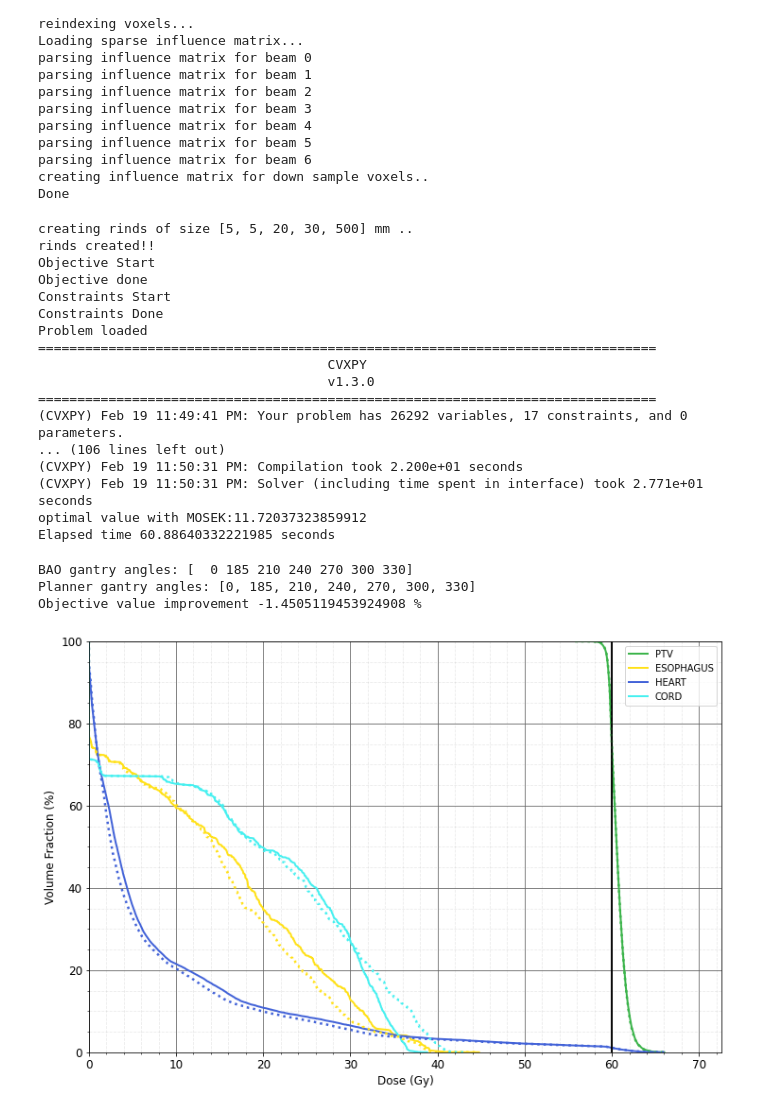
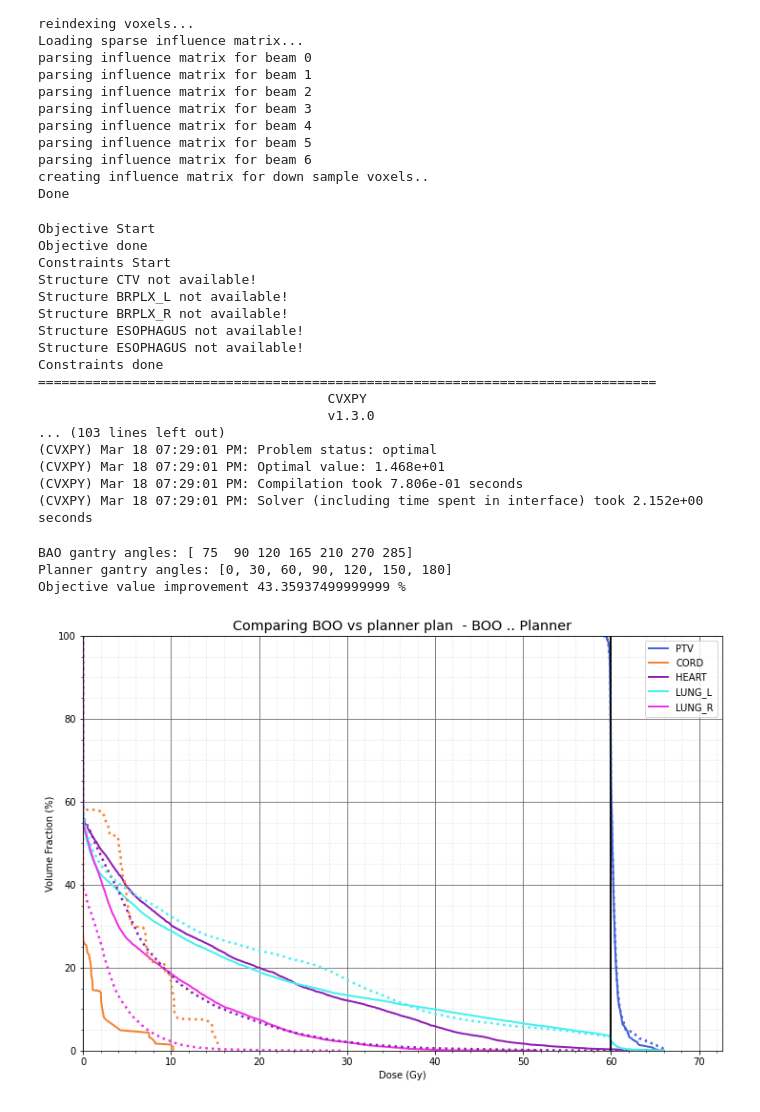
Before and after one commit to PortPy-Project/PortPy, a Jupyter notebook: examples/ex_6_boo_benchmark.ipynb, the cells around one changed output. Drawn from its saved outputs; the diff is of its cells as text; code cells hidden in the pictures.

Commit message:
1. Created new package portpy instead of portpy-photon 2. Updated examples 3. Add more solutions to visualize plan metrics

```diff
--- a/examples/ex_6_boo_benchmark.ipynb
+++ b/examples/ex_6_boo_benchmark.ipynb
@@ -163,7 +147,8 @@ $
 
 where $w_r$ = 0.6, $w_l$=0.4, $R_i$ and $L_i$ = right and lower neigbour of beamlet i, $b$ = beam number, $I_b$ = beamlet indices of beam $b$
 # %%
-sol_boo = pp.Optimize.run_IMRT_fluence_map_CVXPy_BOO_benchmark(plan_boo, inf_matrix=inf_matrix_dbv, ptv_overdose_weight=1000, ptv_underdose_weight=10000, cvxpy_options={})
+# create cvxpy problem with max and mean dose clinical criteria and the above objective functions
+prob = pp.CvxPyProb(plan_boo)
 # %% [output]
 Objective Start
 Objective done
@@ -184,0 +162,19 @@ Elapsed time 24350.070611953735 seconds
+# %%
+# Add constraint for selecting beams
+import cvxpy as cp
+st = plan_boo.inf_matrix
+
+# binary variable for selecting beams
+b = cp.Variable(len(st.beamlets_dict), boolean=True)
+num_beams = 7
+x = prob.x
+
+prob.constraints += [cp.sum(b) <= num_beams]
+for i in range(len(st.beamlets_dict)):
+    start_beamlet = st.beamlets_dict[i]['start_beamlet']
+    end_beamlet = st.beamlets_dict[i]['end_beamlet']
+    M = 50  # upper bound on the beamlet intensity
+    prob.constraints += [x[start_beamlet:end_beamlet] <= b[i] * M]
+# %%
+prob.solve(solver='MOSEK', verbose=True)
+sol_boo = prob.get_sol()
@@ -213,23 +227,25 @@ parsing influence matrix for beam 6
 creating influence matrix for down sample voxels..
 Done
 # %%
-sol_planner = pp.Optimize.run_IMRT_fluence_map_CVXPy(plan_planner, inf_matrix=inf_matrix_planner_dbv, ptv_overdose_weight=1000, ptv_underdose_weight=10000)
+prob_planner = pp.CvxPyProb(plan_planner)
+prob_planner.solve(solver='MOSEK', verbose=True)
+sol_planner = prob_planner.get_sol()
 # %% [output]
-creating rinds of size [5, 5, 20, 30, 500] mm ..
-rinds created!!
 Objective Start
 Objective done
 Constraints Start
-Constraints Done
-Problem loaded
+Structure CTV not available!
+Structure BRPLX_L not available!
+Structure BRPLX_R not available!
+Structure ESOPHAGUS not available!
+Structure ESOPHAGUS not available!
+Constraints done
 ===============================================================================
                                      CVXPY
                                      v1.3.0
-===============================================================================
-(CVXPY) Feb 19 11:49:41 PM: Your problem has 26292 variables, 17 constraints, and 0 parameters.
-... (106 lines left out)
-(CVXPY) Feb 19 11:50:31 PM: Compilation took 2.200e+01 seconds
-(CVXPY) Feb 19 11:50:31 PM: Solver (including time spent in interface) took 2.771e+01 seconds
-optimal value with MOSEK:11.72037323859912
-Elapsed time 60.88640332221985 seconds
+... (103 lines left out)
+(CVXPY) Mar 18 07:29:01 PM: Problem status: optimal
+(CVXPY) Mar 18 07:29:01 PM: Optimal value: 1.468e+01
+(CVXPY) Mar 18 07:29:01 PM: Compilation took 7.806e-01 seconds
+(CVXPY) Mar 18 07:29:01 PM: Solver (including time spent in interface) took 2.152e+00 seconds
 # %%
@@ -241,23 +257,30 @@ plan_planner.save_optimal_sol(sol_planner, sol_name='sol_planner_ov_und', path=r
 # %%
 # Identifying bao and planner gantry angles
 import numpy as np
-bao_gantry_angles = (np.asarray(plan_boo.beams.beams_dict['gantry_angle']) + 1) * (sol_boo['optimal_beams'] > 0)
+bao_gantry_angles = (np.asarray(plan_boo.beams.beams_dict['gantry_angle']) + 1) * (b.value > 0)
 bao_gantry_angles = bao_gantry_angles[bao_gantry_angles > 0] - 1  # add and subtract 1 to check for 0 degree angle
 print('BAO gantry angles: {}'.format(bao_gantry_angles))
 planner_gantry_angles = plan_planner.beams.beams_dict['gantry_angle']
 print('Planner gantry angles: {}'.format(planner_gantry_angles))
 
-obj_value_diff_per = (11.72-11.89)/(11.72)*100
+obj_value_diff_per = (14.68-10.24)/(10.24)*100
 print('Objective value improvement {} %'.format(obj_value_diff_per))
 # %% [output]
-BAO gantry angles: [  0 185 210 240 270 300 330]
-Planner gantry angles: [0, 185, 210, 240, 270, 300, 330]
-Objective value improvement -1.4505119453924908 %
+BAO gantry angles: [ 75  90 120 165 210 270 285]
+Planner gantry angles: [0, 30, 60, 90, 120, 150, 180]
+Objective value improvement 43.35937499999999 %
 # %%
 # plot dvh dvh for both the cases
-structs = ['PTV', 'ESOPHAGUS', 'HEART', 'CORD']
+# structs = ['PTV', 'ESOPHAGUS', 'HEART', 'CORD']
 
-pp.Visualize.plot_dvh(plan_boo, sol=sol_boo, structs=structs, style='solid', show=False)
-pp.Visualize.plot_dvh(plan_planner, sol=sol_planner, structs=structs, style='dotted', create_fig=False)
+# To know the cost of down sampling beamlets, lets compare the dvh of down sampled beamlets with original
+structs = ['PTV', 'ESOPHAGUS', 'HEART', 'CORD','LUNG_L','LUNG_R']
+# sol_db_new = pp.sol_change_inf_matrix(sol_db, inf_matrix=sol_orig['inf_matrix'])
+import matplotlib.pyplot as plt
+fig, ax = plt.subplots(figsize=(12,8))
+ax = pp.Visualize.plot_dvh(plan_boo, sol=sol_boo, structs=structs, style='solid', ax=ax)
+ax = pp.Visualize.plot_dvh(plan_planner, sol=sol_planner, structs=structs, style='dotted', ax=ax)
+ax.set_title('Comparing BOO vs planner plan  - BOO .. Planner')
+plt.show()
 # %% [output]
-[figure, old version]
+[figure, new version]
```
Also changed, not shown: parts of 12 cells of this notebook, 33 other files.
